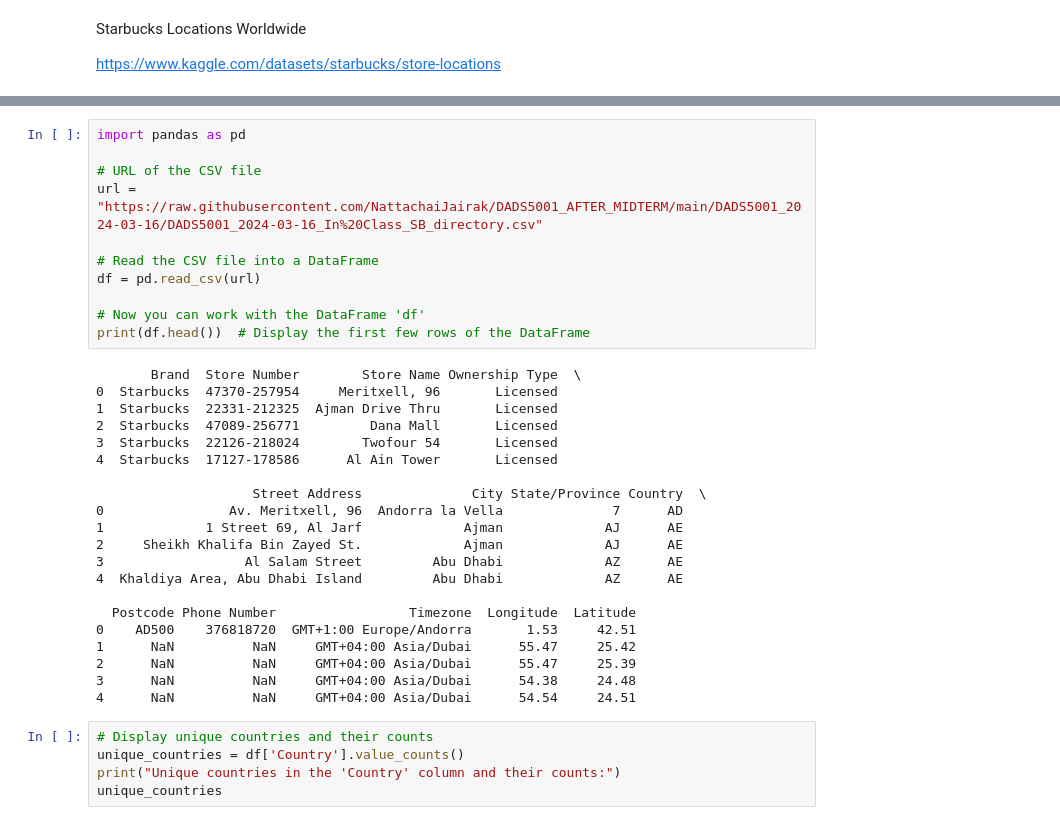
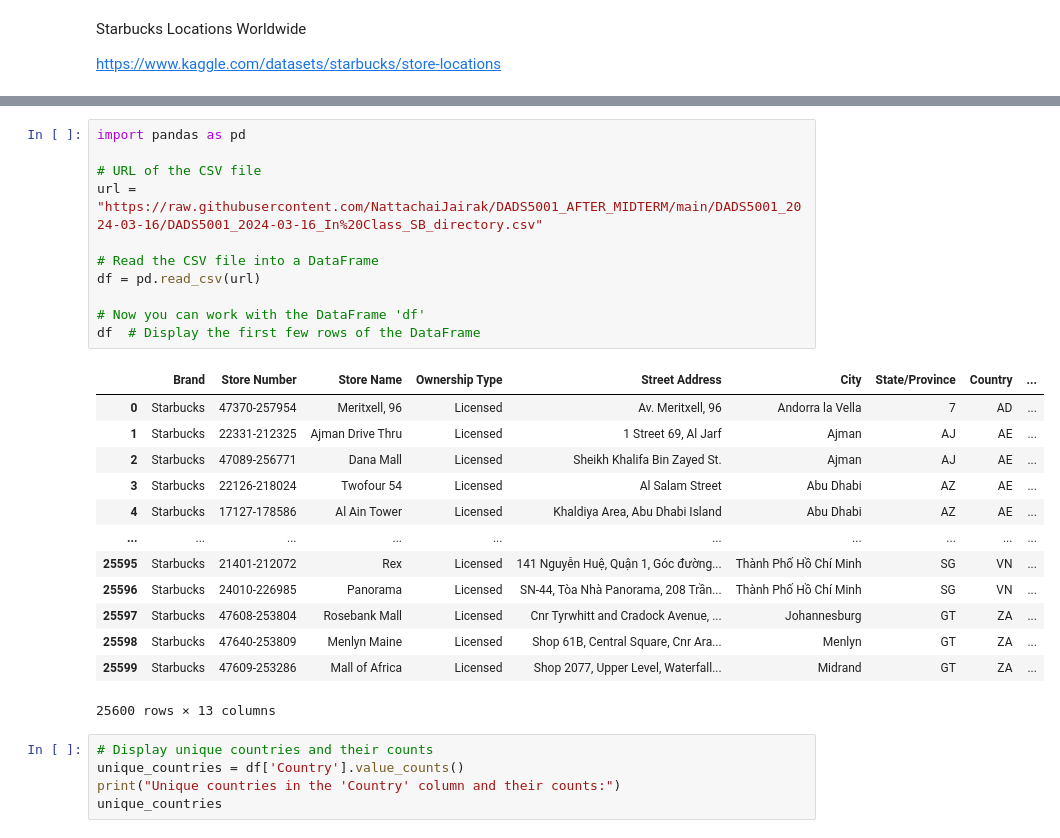
Before and after one commit to NattachaiJairak/DADS5001_AFTER_MIDTERM, a Jupyter notebook: DADS5001_2024-03-16/DADS5001_2024_03_16_Starbucks Locations Worldwide.ipynb, the cells around one changed output, grey strips where cells are left out. Cells and saved outputs as stored; diff of their text form.

```diff
--- a/DADS5001_2024-03-16/DADS5001_2024_03_16_Starbucks Locations Worldwide.ipynb
+++ b/DADS5001_2024-03-16/DADS5001_2024_03_16_Starbucks Locations Worldwide.ipynb
@@ -7,35 +9,28 @@ https://www.kaggle.com/datasets/starbucks/store-locations
 # %%
 import pandas as pd
 
 # URL of the CSV file
 url = "https://raw.githubusercontent.com/NattachaiJairak/DADS5001_AFTER_MIDTERM/main/DADS5001_2024-03-16/DADS5001_2024-03-16_In%20Class_SB_directory.csv"
 
 # Read the CSV file into a DataFrame
 df = pd.read_csv(url)
 
 # Now you can work with the DataFrame 'df'
-print(df.head())  # Display the first few rows of the DataFrame
+df  # Display the first few rows of the DataFrame
 # %% [output]
+|  | Brand | Store Number | Store Name | Ownership Type | Street Address | City | State/Province | Country | ... |
+| 0 | Starbucks | 47370-257954 | Meritxell, 96 | Licensed | Av. Meritxell, 96 | Andorra la Vella | 7 | AD | ... |
+| 1 | Starbucks | 22331-212325 | Ajman Drive Thru | Licensed | 1 Street 69, Al Jarf | Ajman | AJ | AE | ... |
+| 2 | Starbucks | 47089-256771 | Dana Mall | Licensed | Sheikh Khalifa Bin Zayed St. | Ajman | AJ | AE | ... |
+| 3 | Starbucks | 22126-218024 | Twofour 54 | Licensed | Al Salam Street | Abu Dhabi | AZ | AE | ... |
+| 4 | Starbucks | 17127-178586 | Al Ain Tower | Licensed | Khaldiya Area, Abu Dhabi Island | Abu Dhabi | AZ | AE | ... |
+| ... | ... | ... | ... | ... | ... | ... | ... | ... | ... |
+| 25595 | Starbucks | 21401-212072 | Rex | Licensed | 141 Nguyễn Huệ, Quận 1, Góc đường... | Thành Phố Hồ Chí Minh | SG | VN | ... |
+| 25596 | Starbucks | 24010-226985 | Panorama | Licensed | SN-44, Tòa Nhà Panorama, 208 Trần... | Thành Phố Hồ Chí Minh | SG | VN | ... |
+| 25597 | Starbucks | 47608-253804 | Rosebank Mall | Licensed | Cnr Tyrwhitt and Cradock Avenue, ... | Johannesburg | GT | ZA | ... |
+| 25598 | Starbucks | 47640-253809 | Menlyn Maine | Licensed | Shop 61B, Central Square, Cnr Ara... | Menlyn | GT | ZA | ... |
+| 25599 | Starbucks | 47609-253286 | Mall of Africa | Licensed | Shop 2077, Upper Level, Waterfall... | Midrand | GT | ZA | ... |
-       Brand  Store Number        Store Name Ownership Type  \
-0  Starbucks  47370-257954     Meritxell, 96       Licensed
-1  Starbucks  22331-212325  Ajman Drive Thru       Licensed
-2  Starbucks  47089-256771         Dana Mall       Licensed
-3  Starbucks  22126-218024        Twofour 54       Licensed
-4  Starbucks  17127-178586      Al Ain Tower       Licensed
-
-                    Street Address              City State/Province Country  \
-0                Av. Meritxell, 96  Andorra la Vella              7      AD
-1             1 Street 69, Al Jarf             Ajman             AJ      AE
-2     Sheikh Khalifa Bin Zayed St.             Ajman             AJ      AE
-3                  Al Salam Street         Abu Dhabi             AZ      AE
-4  Khaldiya Area, Abu Dhabi Island         Abu Dhabi             AZ      AE
-
-  Postcode Phone Number                 Timezone  Longitude  Latitude
-0    AD500    376818720  GMT+1:00 Europe/Andorra       1.53     42.51
-1      NaN          NaN     GMT+04:00 Asia/Dubai      55.47     25.42
-2      NaN          NaN     GMT+04:00 Asia/Dubai      55.47     25.39
-3      NaN          NaN     GMT+04:00 Asia/Dubai      54.38     24.48
-4      NaN          NaN     GMT+04:00 Asia/Dubai      54.54     24.51
+25600 rows × 13 columns
 # %%
 # Display unique countries and their counts
 unique_countries = df['Country'].value_counts()
```
Also changed, not shown: parts of 3 cells of this notebook.
